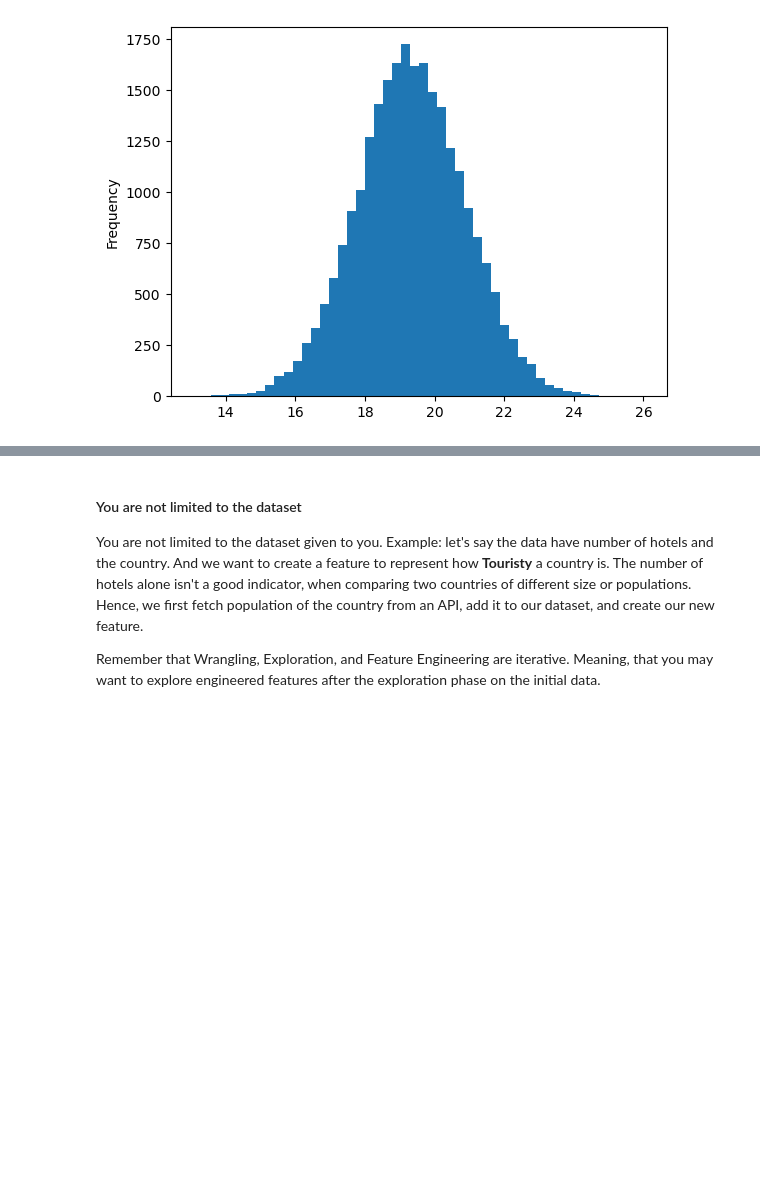
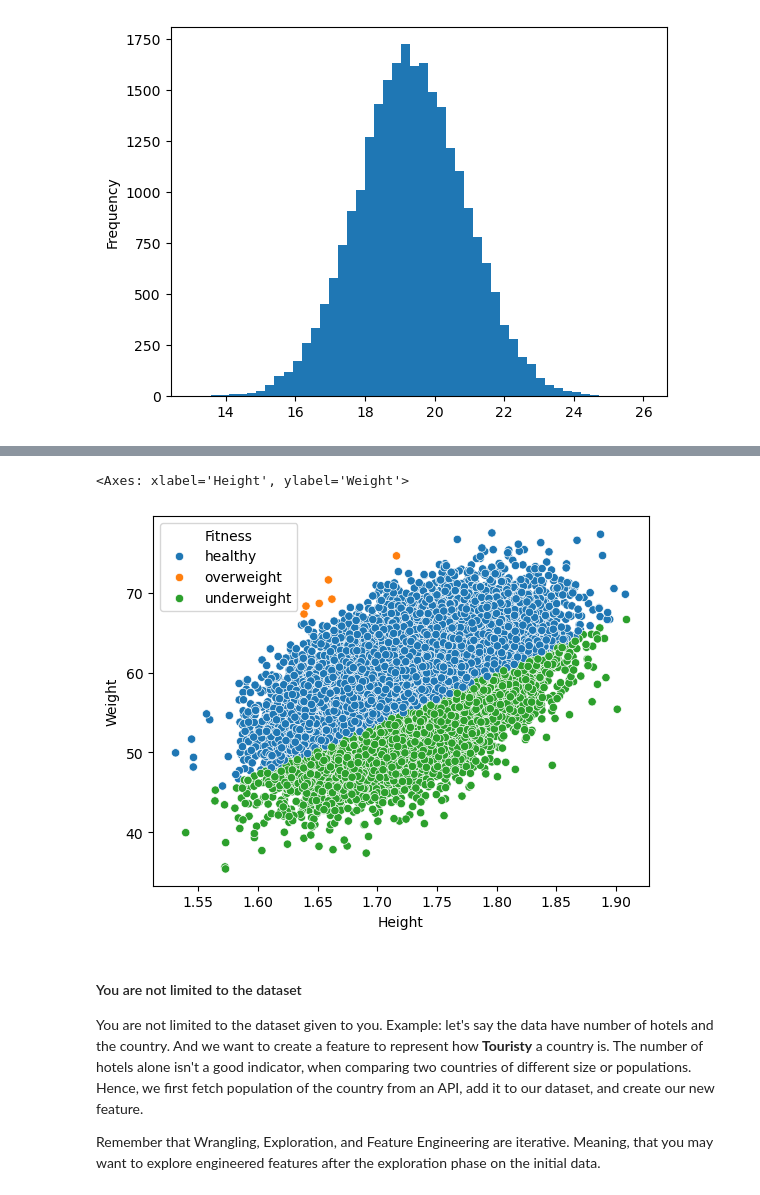
Before and after one commit to HassanAlgoz/data-analytics, a Jupyter notebook: techniques/feature_engineering.ipynb, the cells around one changed output, grey strips where cells are left out. Drawn from its saved outputs; the diff is of its cells as text; code cells hidden in the pictures; blank space fills up the shorter version.

```diff
--- a/techniques/feature_engineering.ipynb
+++ b/techniques/feature_engineering.ipynb
@@ -104,3 +109,10 @@ humans['Fitness'].value_counts().plot(kind='bar')
+# %%
+import seaborn as sns
+
+sns.scatterplot(x='Height', y='Weight', hue='Fitness', data=humans)
+# %% [output]
+<Axes: xlabel='Height', ylabel='Weight'>
+[figure, added]
 # %% [markdown]
 #### You are not limited to the dataset
 
```
Also changed, not shown: parts of 3 cells of this notebook.
